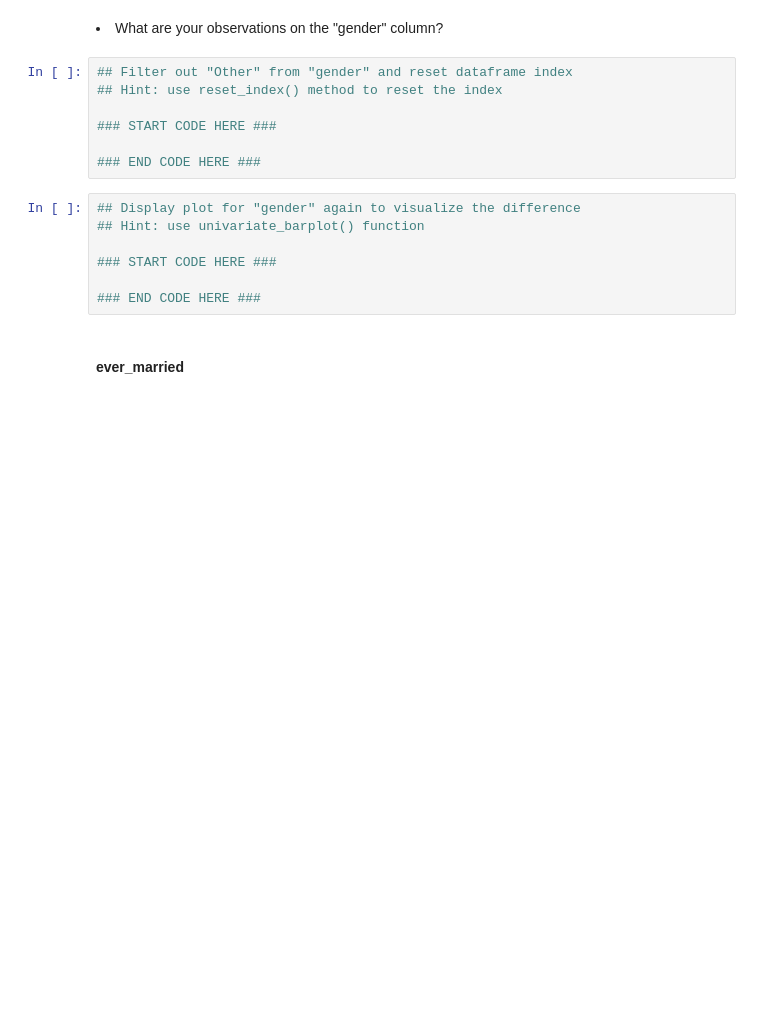
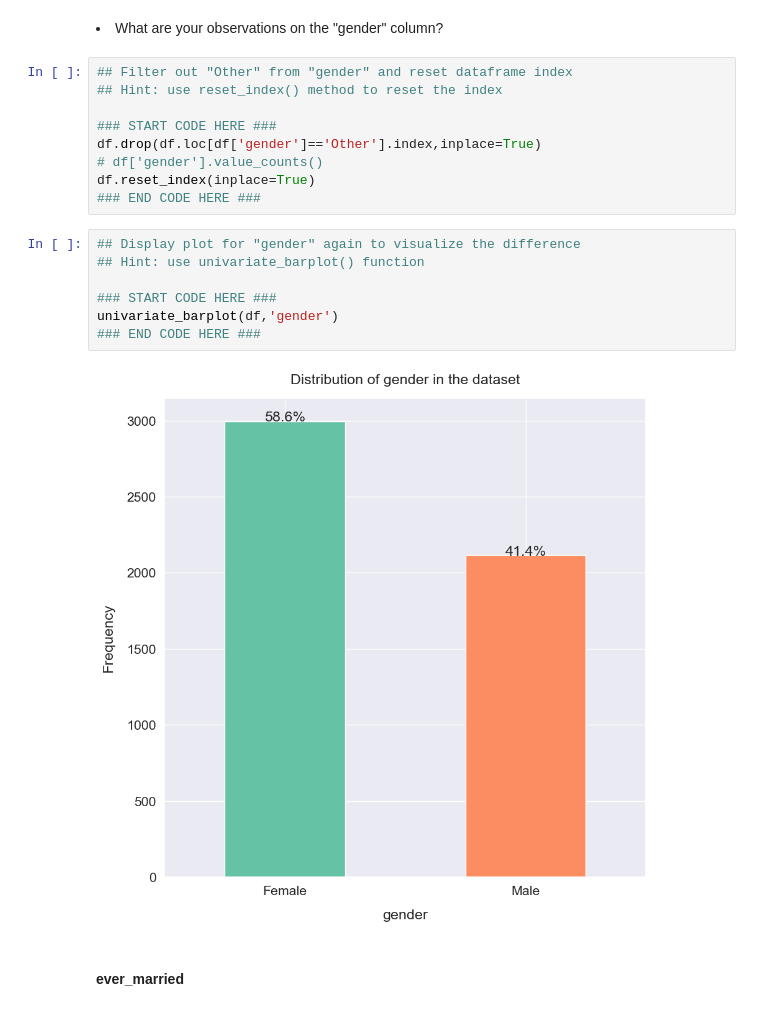
Before and after one commit to Kanxi/Kathmandu, a Jupyter notebook: week7/ai_workshop_student_version.ipynb, the cells around one changed output. Saved outputs shown, nothing was run; the diff lists cells and outputs as text; blank space fills up the shorter version.

```diff
--- a/week7/ai_workshop_student_version.ipynb
+++ b/week7/ai_workshop_student_version.ipynb
@@ -380,15 +395,19 @@ def univariate_barplot(data, xlabel, ylabel="Frequency", xlabel_rotation=0):
 ## Hint: use reset_index() method to reset the index
 
 ### START CODE HERE ###
-
+df.drop(df.loc[df['gender']=='Other'].index,inplace=True)
+# df['gender'].value_counts()
+df.reset_index(inplace=True)
 ### END CODE HERE ###
 # %%
 ## Display plot for "gender" again to visualize the difference
 ## Hint: use univariate_barplot() function
 
 ### START CODE HERE ###
-
+univariate_barplot(df,'gender')
 ### END CODE HERE ###
+# %% [output]
+[figure, added]
 # %% [markdown]
 #### ever_married
 # %%
```
Also changed, not shown: parts of 44 cells of this notebook.
